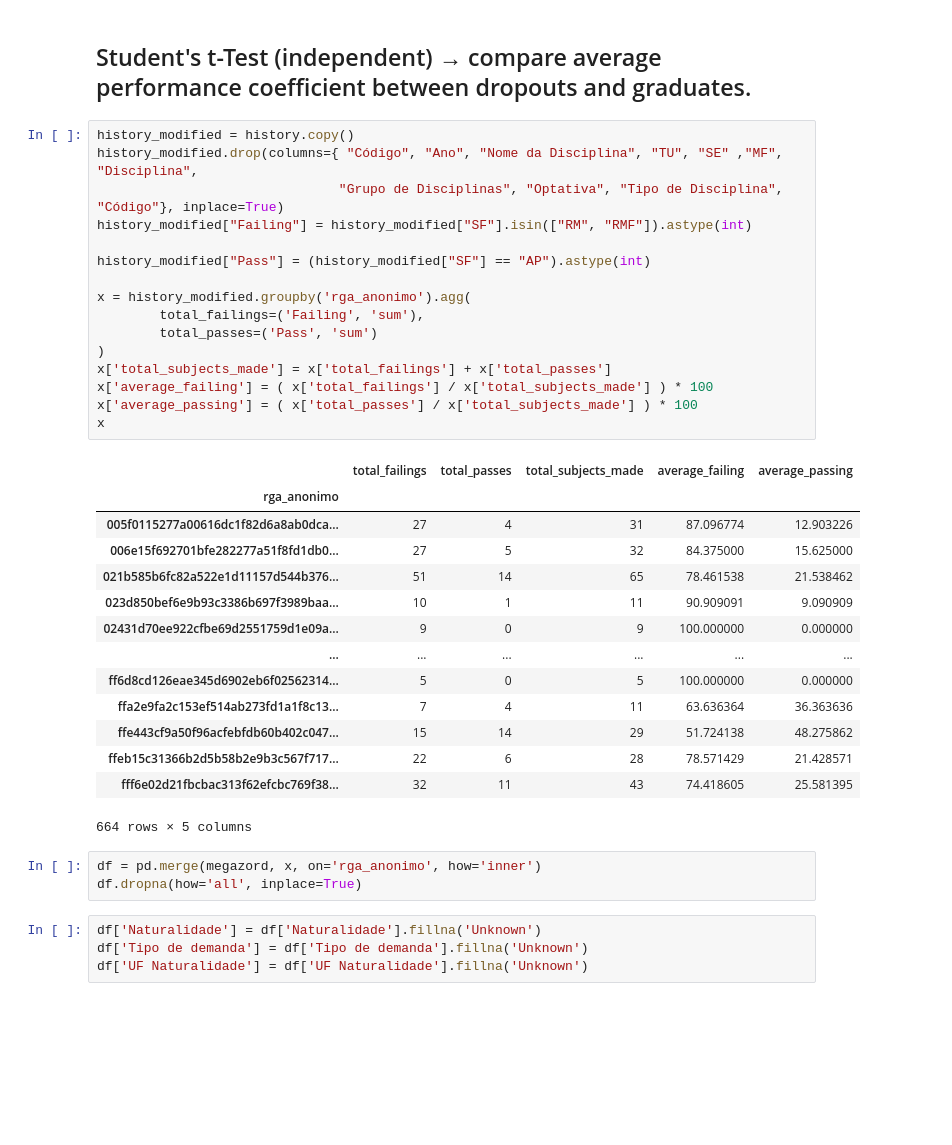
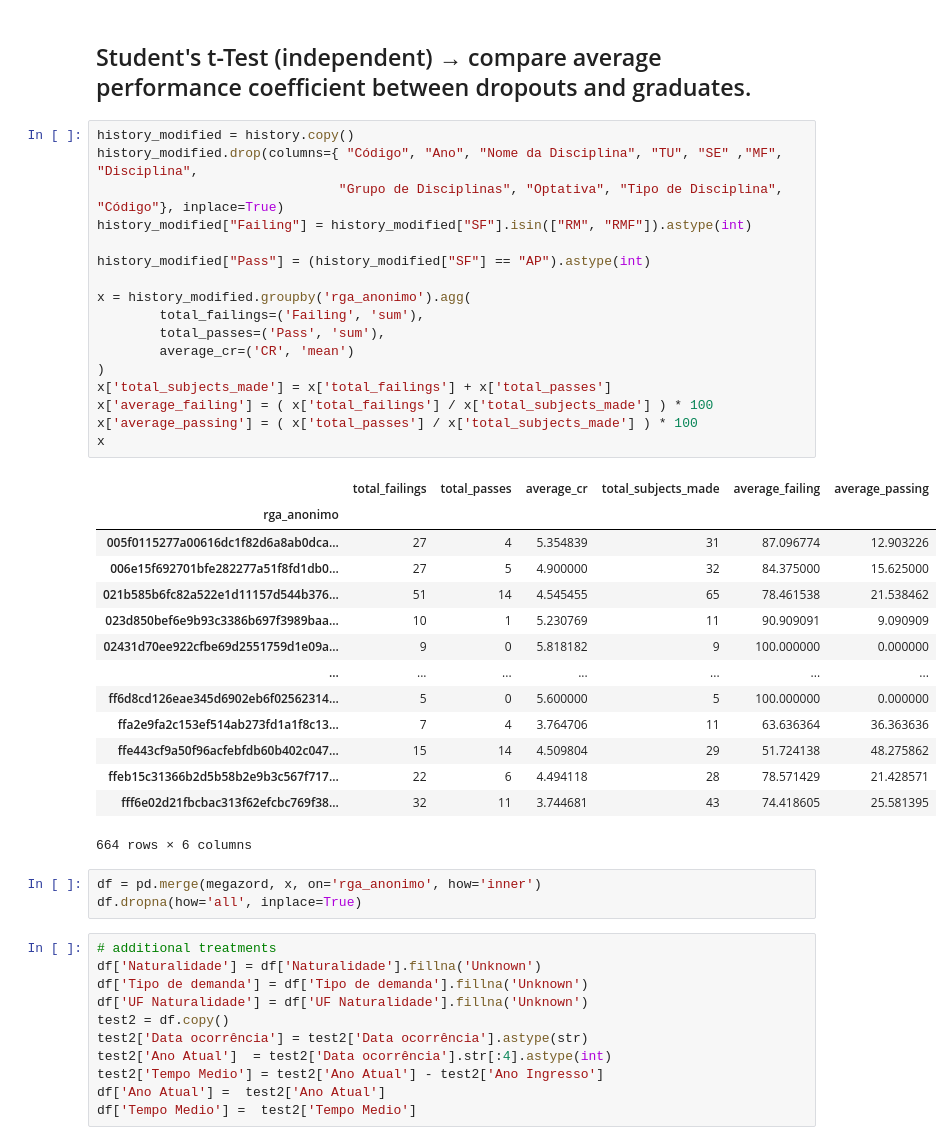
Before and after one commit to auserafim/ai-notebooks, a Jupyter notebook: evaded_college/evaded_college.ipynb, the cells around one changed output. Drawn from its saved outputs; the diff is of its cells as text; blank space fills up the shorter version.

```diff
--- a/evaded_college/evaded_college.ipynb
+++ b/evaded_college/evaded_college.ipynb
@@ -448,41 +440,49 @@ px.bar(counts_long, x="Ano", y="count", color="type", barmode="stack", opacity=0
 # %%
 history_modified = history.copy()
 history_modified.drop(columns={ "Código", "Ano", "Nome da Disciplina", "TU", "SE" ,"MF", "Disciplina",
                                "Grupo de Disciplinas", "Optativa", "Tipo de Disciplina", "Código"}, inplace=True)
 history_modified["Failing"] = history_modified["SF"].isin(["RM", "RMF"]).astype(int)
 
 history_modified["Pass"] = (history_modified["SF"] == "AP").astype(int)
 
 x = history_modified.groupby('rga_anonimo').agg(
         total_failings=('Failing', 'sum'),
-        total_passes=('Pass', 'sum')
+        total_passes=('Pass', 'sum'),
+        average_cr=('CR', 'mean')
 )
 x['total_subjects_made'] = x['total_failings'] + x['total_passes']
 x['average_failing'] = ( x['total_failings'] / x['total_subjects_made'] ) * 100
 x['average_passing'] = ( x['total_passes'] / x['total_subjects_made'] ) * 100
 x
 # %% [output]
-|  | total_failings | total_passes | total_subjects_made | average_failing | average_passing |
-| rga_anonimo |  |  |  |  |  |
-| 005f0115277a00616dc1f82d6a8ab0dca... | 27 | 4 | 31 | 87.096774 | 12.903226 |
-| 006e15f692701bfe282277a51f8fd1db0... | 27 | 5 | 32 | 84.375000 | 15.625000 |
-| 021b585b6fc82a522e1d11157d544b376... | 51 | 14 | 65 | 78.461538 | 21.538462 |
-| 023d850bef6e9b93c3386b697f3989baa... | 10 | 1 | 11 | 90.909091 | 9.090909 |
-| 02431d70ee922cfbe69d2551759d1e09a... | 9 | 0 | 9 | 100.000000 | 0.000000 |
-| ... | ... | ... | ... | ... | ... |
-| ff6d8cd126eae345d6902eb6f02562314... | 5 | 0 | 5 | 100.000000 | 0.000000 |
-| ffa2e9fa2c153ef514ab273fd1a1f8c13... | 7 | 4 | 11 | 63.636364 | 36.363636 |
-| ffe443cf9a50f96acfebfdb60b402c047... | 15 | 14 | 29 | 51.724138 | 48.275862 |
-| ffeb15c31366b2d5b58b2e9b3c567f717... | 22 | 6 | 28 | 78.571429 | 21.428571 |
-| fff6e02d21fbcbac313f62efcbc769f38... | 32 | 11 | 43 | 74.418605 | 25.581395 |
+|  | total_failings | total_passes | average_cr | total_subjects_made | average_failing | average_passing |
+| rga_anonimo |  |  |  |  |  |  |
+| 005f0115277a00616dc1f82d6a8ab0dca... | 27 | 4 | 5.354839 | 31 | 87.096774 | 12.903226 |
+| 006e15f692701bfe282277a51f8fd1db0... | 27 | 5 | 4.900000 | 32 | 84.375000 | 15.625000 |
+| 021b585b6fc82a522e1d11157d544b376... | 51 | 14 | 4.545455 | 65 | 78.461538 | 21.538462 |
+| 023d850bef6e9b93c3386b697f3989baa... | 10 | 1 | 5.230769 | 11 | 90.909091 | 9.090909 |
+| 02431d70ee922cfbe69d2551759d1e09a... | 9 | 0 | 5.818182 | 9 | 100.000000 | 0.000000 |
+| ... | ... | ... | ... | ... | ... | ... |
+| ff6d8cd126eae345d6902eb6f02562314... | 5 | 0 | 5.600000 | 5 | 100.000000 | 0.000000 |
+| ffa2e9fa2c153ef514ab273fd1a1f8c13... | 7 | 4 | 3.764706 | 11 | 63.636364 | 36.363636 |
+| ffe443cf9a50f96acfebfdb60b402c047... | 15 | 14 | 4.509804 | 29 | 51.724138 | 48.275862 |
+| ffeb15c31366b2d5b58b2e9b3c567f717... | 22 | 6 | 4.494118 | 28 | 78.571429 | 21.428571 |
+| fff6e02d21fbcbac313f62efcbc769f38... | 32 | 11 | 3.744681 | 43 | 74.418605 | 25.581395 |
-664 rows × 5 columns
+664 rows × 6 columns
 # %%
 df = pd.merge(megazord, x, on='rga_anonimo', how='inner')
 df.dropna(how='all', inplace=True)
 # %%
+# additional treatments
 df['Naturalidade'] = df['Naturalidade'].fillna('Unknown')
 df['Tipo de demanda'] = df['Tipo de demanda'].fillna('Unknown')
 df['UF Naturalidade'] = df['UF Naturalidade'].fillna('Unknown')
+test2 = df.copy()
+test2['Data ocorrência'] = test2['Data ocorrência'].astype(str)
+test2['Ano Atual']  = test2['Data ocorrência'].str[:4].astype(int)
+test2['Tempo Medio'] = test2['Ano Atual'] - test2['Ano Ingresso']
+df['Ano Atual'] =  test2['Ano Atual']
+df['Tempo Medio'] =  test2['Tempo Medio']
 # %%
 df.isnull().sum()
 # %% [output]
```
Also changed, not shown: parts of 27 cells of this notebook, 1 other file.
